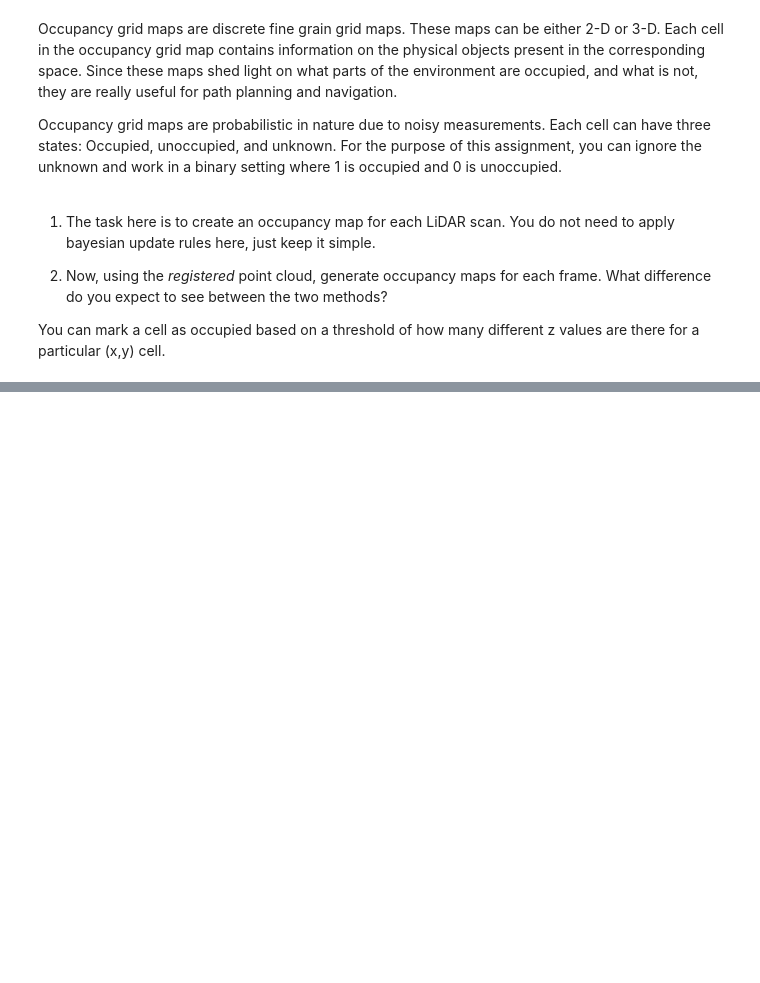
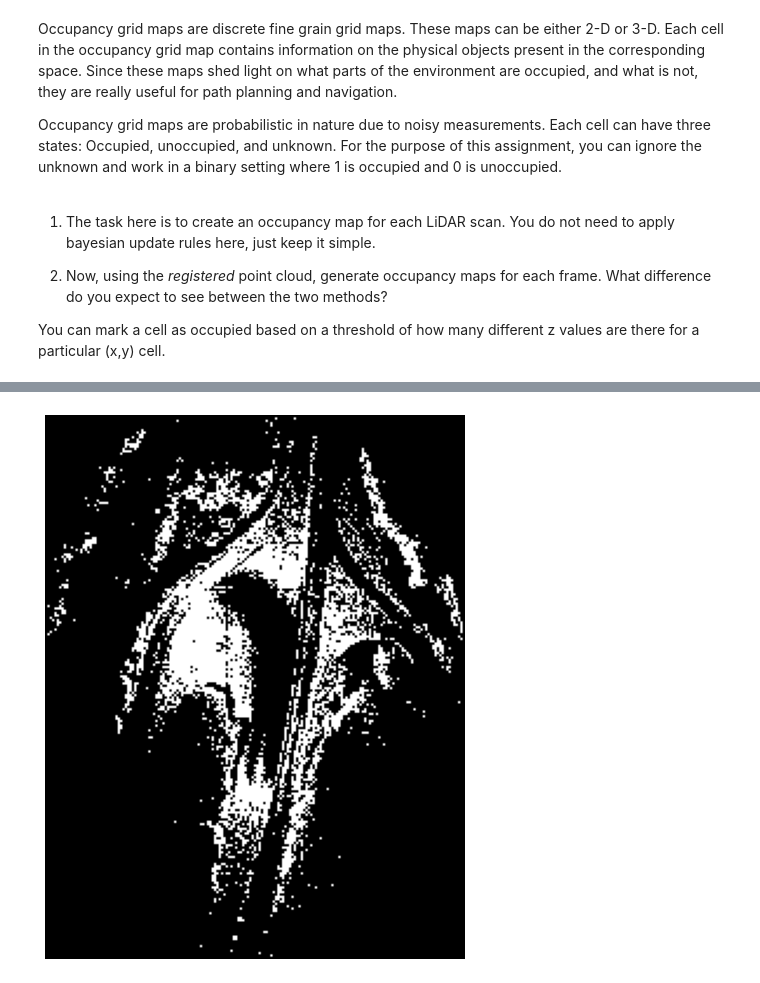
Before and after one commit to kanji95/Mobile-Robotics-CS7.503, a Jupyter notebook: Assignment2/Assignment-2.ipynb, the cells around one changed output, grey strips where cells are left out. Saved outputs shown, nothing was run; the diff lists cells and outputs as text; code cells hidden in the pictures; blank space fills up the shorter version.

Commit message:
got occupancy maps

```diff
--- a/Assignment2/Assignment-2.ipynb
+++ b/Assignment2/Assignment-2.ipynb
@@ -88,7 +90,7 @@ bin_files.sort()
 
 total_frames = len(bin_files)
 # %%
-indices = [0, 1]  # np.random.choice(list(range(total_frames)), 2)
+indices = np.random.choice(list(range(total_frames)), 2)
 print(indices)
 
 for index in indices:
@@ -401,0 +322,19 @@ You can mark a cell as occupied based on a threshold of how many different z val
+# %%
+def convert_pcd_to_occupancy(pcd, thresh=0.95):
+    pcd_points = np.array(pcd.points)
+
+    x_min, x_max = pcd_points[:, 0].min(), pcd_points[:, 0].max()
+    z_min, z_max = pcd_points[:, 2].min(), pcd_points[:, 2].max()
+
+    x_min, x_max = np.floor(x_min).astype(int), np.ceil(x_max).astype(int)
+    z_min, z_max = np.floor(z_min).astype(int), np.ceil(z_max).astype(int)
+
+    occupancy_grid = np.zeros((x_max - x_min + 1, z_max - z_min + 1), dtype=np.float64)
+
+    for point in pcd_points:
+        x, _, z = point.astype(int)
+        occupancy_grid[x - x_min, z - z_min] += 1
+
+    occupancy_grid = np.uint8(occupancy_grid * 255) / 255
+
+    return occupancy_grid > thresh
@@ -401,0 +375,10 @@ You can mark a cell as occupied based on a threshold of how many different z val
+# %%
+occupancy_grid = convert_pcd_to_occupancy(global_pcd)
+
+fig = plt.figure(figsize=(10, 10))
+plt.imshow(occupancy_grid, cmap='gray')
+plt.axis('off')
+plt.title("")
+plt.show()
+# %% [output]
+[figure, added]
```
Also changed, not shown: parts of 26 cells of this notebook.
